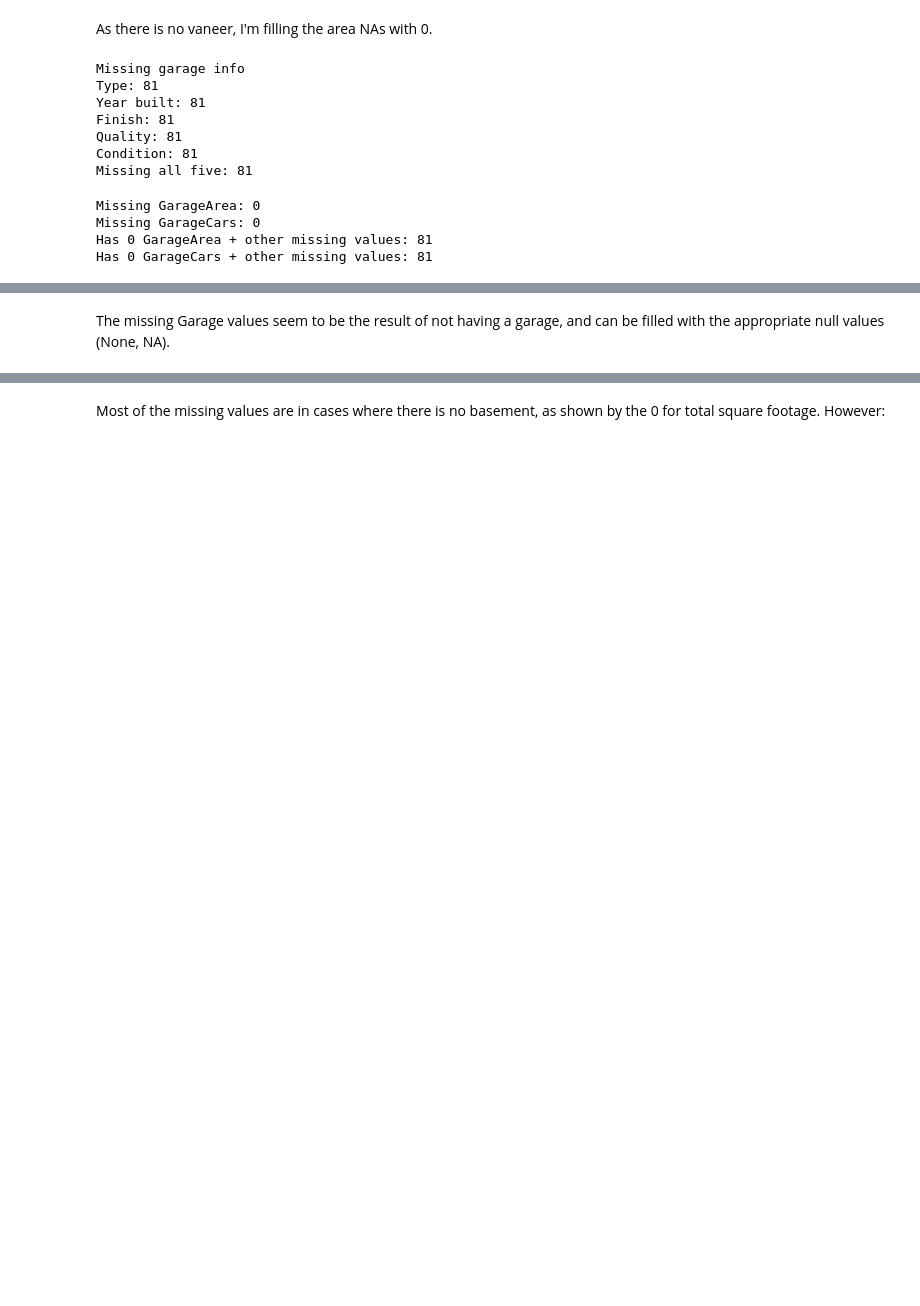
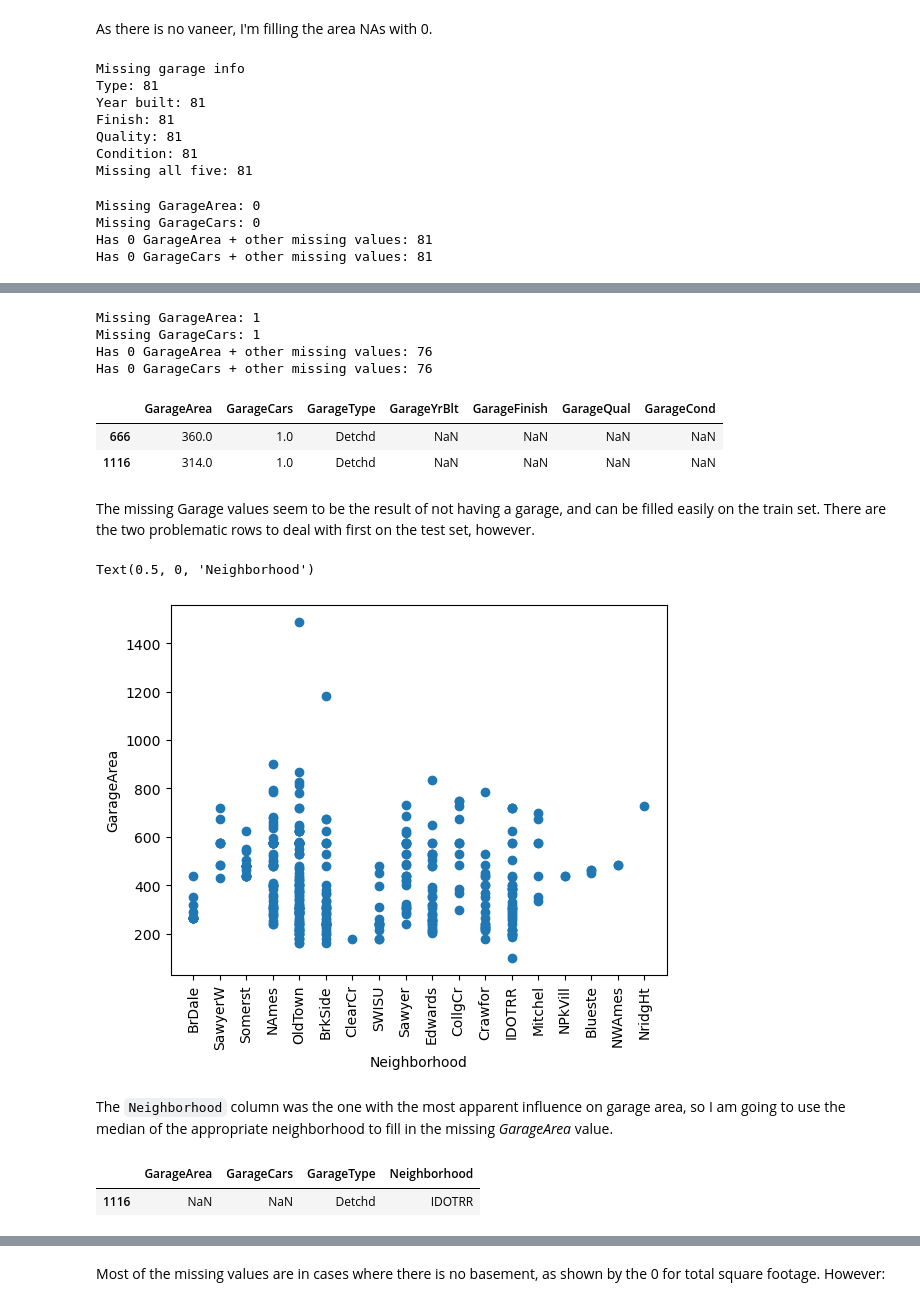
Before and after one commit to MeghanBarritt/kaggle-comp-housing-prices, a Jupyter notebook: Notebooks/2-Data_Cleaning.ipynb, the cells around one changed output, grey strips where cells are left out. Saved outputs shown, nothing was run; the diff lists cells and outputs as text; code cells hidden in the pictures; blank space fills up the shorter version.

```diff
--- a/Notebooks/2-Data_Cleaning.ipynb
+++ b/Notebooks/2-Data_Cleaning.ipynb
@@ -525,2 +333,43 @@ Has 0 GarageCars + other missing values: 81
+# %%
+print(f'Missing GarageArea: {len(test_df[test_df['GarageArea'].isna()])}')
+print(f'Missing GarageCars: {len(test_df[test_df['GarageCars'].isna()])}')
+print(f'Has 0 GarageArea + other missing values: {len(test_df[(test_df['GarageArea']==0)&
+                                                           (test_df['GarageType'].isna())])}')
+print(f'Has 0 GarageCars + other missing values: {len(test_df[(test_df['GarageCars']==0)&
+                                                           (test_df['GarageType'].isna())])}')
+# %% [output]
+Missing GarageArea: 1
+Missing GarageCars: 1
+Has 0 GarageArea + other missing values: 76
+Has 0 GarageCars + other missing values: 76
+# %%
+test_df[(~test_df['GarageType'].isna())&
+        (test_df['GarageYrBlt'].isna())&
+        (test_df['GarageFinish'].isna())&
+        (test_df['GarageQual'].isna())&
+        (test_df['GarageCond'].isna())
+][['GarageArea','GarageCars','GarageType','GarageYrBlt','GarageFinish','GarageQual','GarageCond']]
+# %% [output]
+|  | GarageArea | GarageCars | GarageType | GarageYrBlt | GarageFinish | GarageQual | GarageCond |
+| 666 | 360.0 | 1.0 | Detchd | NaN | NaN | NaN | NaN |
+| 1116 | 314.0 | 1.0 | Detchd | NaN | NaN | NaN | NaN |
 # %% [markdown]
-The missing Garage values seem to be the result of not having a garage, and can be filled with the appropriate null values (None, NA).
+The missing Garage values seem to be the result of not having a garage, and can be filled easily on the train set. There are the two problematic rows to deal with first on the test set, however.
+# %%
+import matplotlib.pyplot as plt
+det_test = test_df[test_df['GarageType']=='Detchd']
+# %%
+plt.scatter(det_test['Neighborhood'],det_test['GarageArea'])
+plt.ylabel('GarageArea')
+plt.xticks(rotation=90)
+plt.xlabel('Neighborhood')
+# %% [output]
+Text(0.5, 0, 'Neighborhood')
+[figure, added]
+# %% [markdown]
+The `Neighborhood` column was the one with the most apparent influence on garage area, so I am going to use the median of the appropriate neighborhood to fill in the missing *GarageArea* value.
+# %%
+det_test.loc[[1116]][['GarageArea','GarageCars','GarageType','Neighborhood']]
+# %% [output]
+|  | GarageArea | GarageCars | GarageType | Neighborhood |
+| 1116 | NaN | NaN | Detchd | IDOTRR |
```
Also changed, not shown: parts of 68 cells of this notebook.
